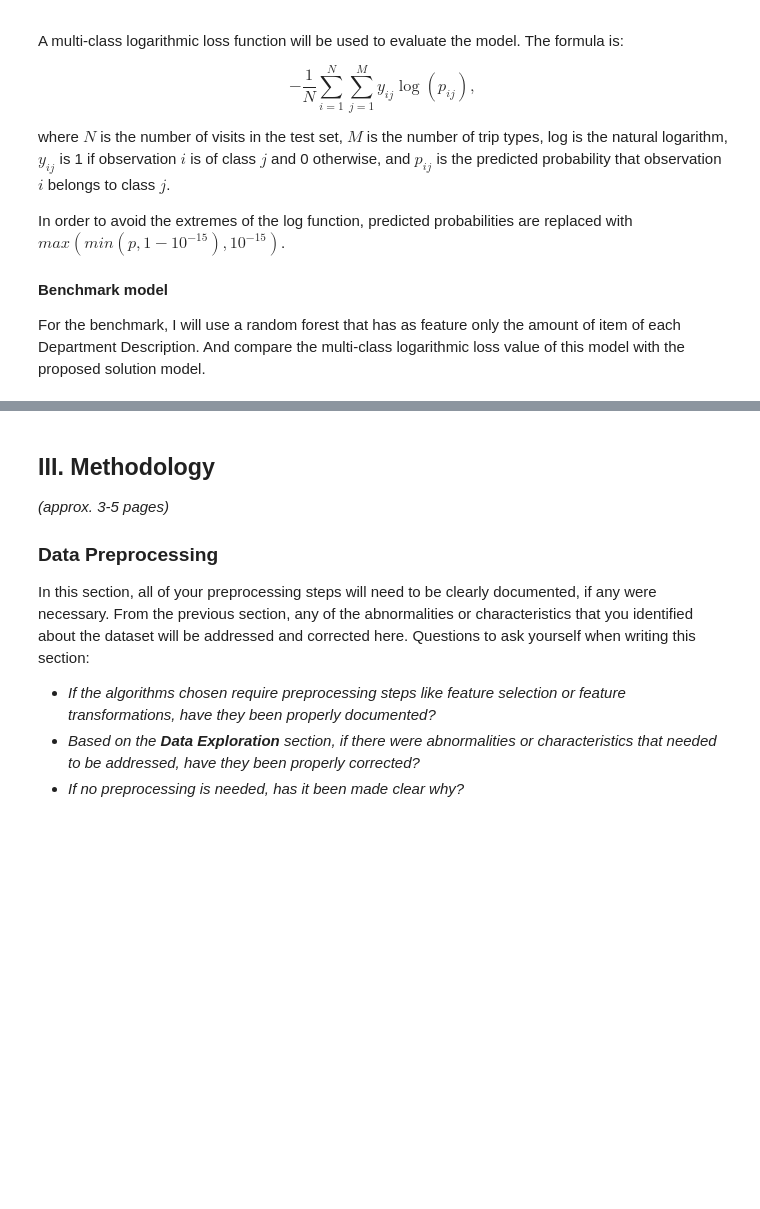
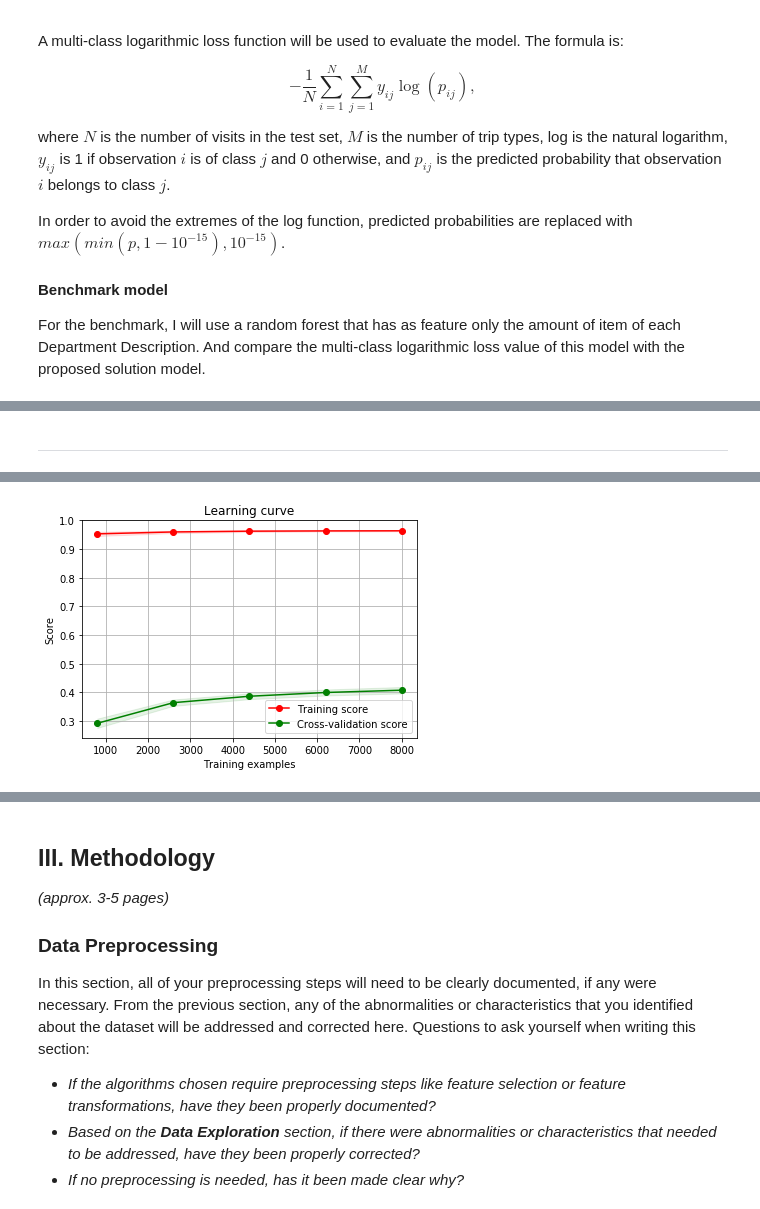
Before and after one commit to prosanes/machine-learning, a Jupyter notebook: projects/capstone/capstone_report.ipynb, the cells around one changed output, grey strips where cells are left out. Saved outputs shown, nothing was run; the diff lists cells and outputs as text; code cells hidden in the pictures; blank space fills up the shorter version.

```diff
--- a/projects/capstone/capstone_report.ipynb
+++ b/projects/capstone/capstone_report.ipynb
@@ -115,0 +317,12 @@ In this section, you will need to provide a clearly defined benchmark result or
+# %% [markdown]
+--------------
+# %%
+from sklearn import preprocessing
+lb = preprocessing.LabelBinarizer()
+classes = lb.fit_transform(by_visit['TripType'])
+
+by_visit.drop('TripType', axis=1, inplace=True)
+# %%
+from sklearn.ensemble import RandomForestClassifier
+clf = RandomForestClassifier(n_estimators=20, n_jobs=-1, max_features='auto')
+#clf = clf.fit(by_visit, classes)
@@ -115,0 +407,5 @@ In this section, you will need to provide a clearly defined benchmark result or
+# %%
+%matplotlib inline
+cv = ShuffleSplit(n_splits=100, test_size=0.2, random_state=0)
+plot_learning_curve(clf, "Learning curve", by_visit, classes, cv=cv, n_jobs=4)
+# %% [output]
@@ -115,0 +413 @@ In this section, you will need to provide a clearly defined benchmark result or
+[figure, added]
```
Also changed, not shown: parts of 14 cells of this notebook, 1 other file.
